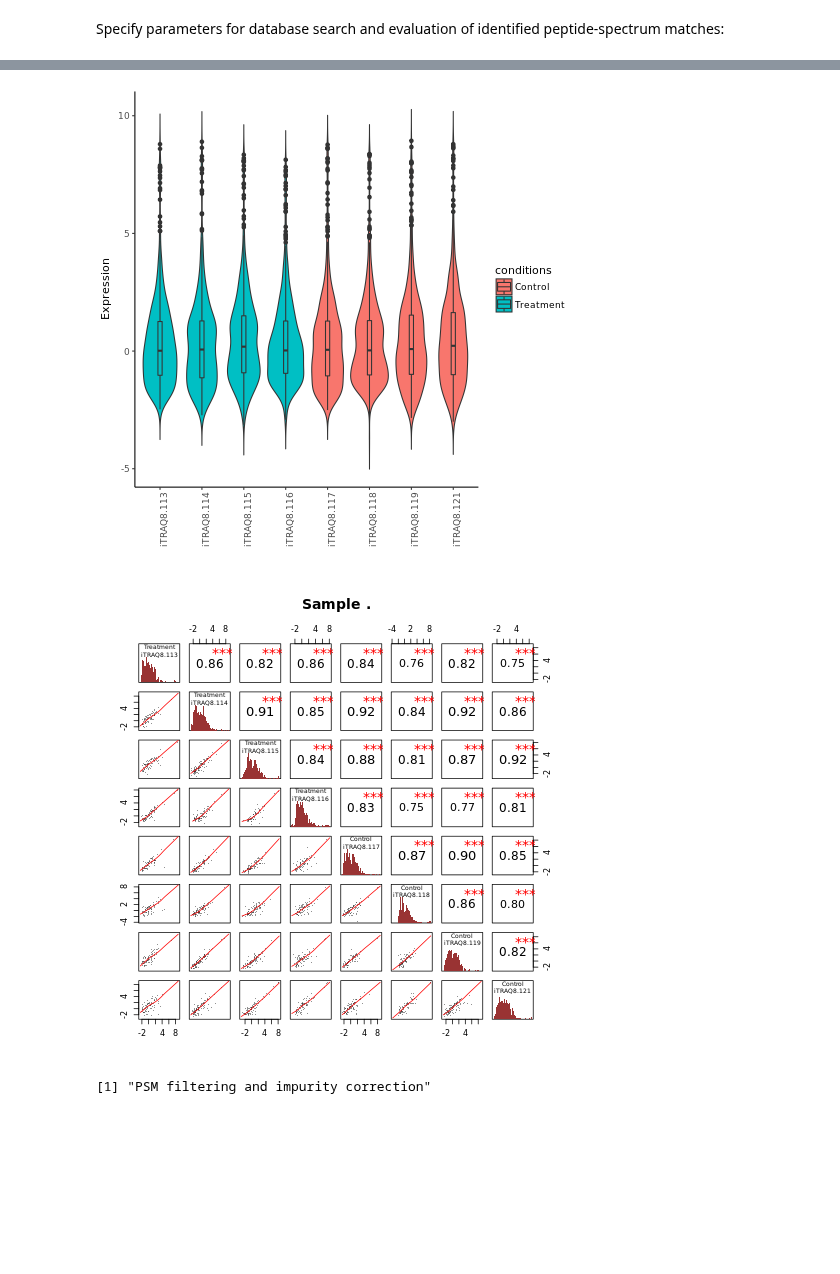
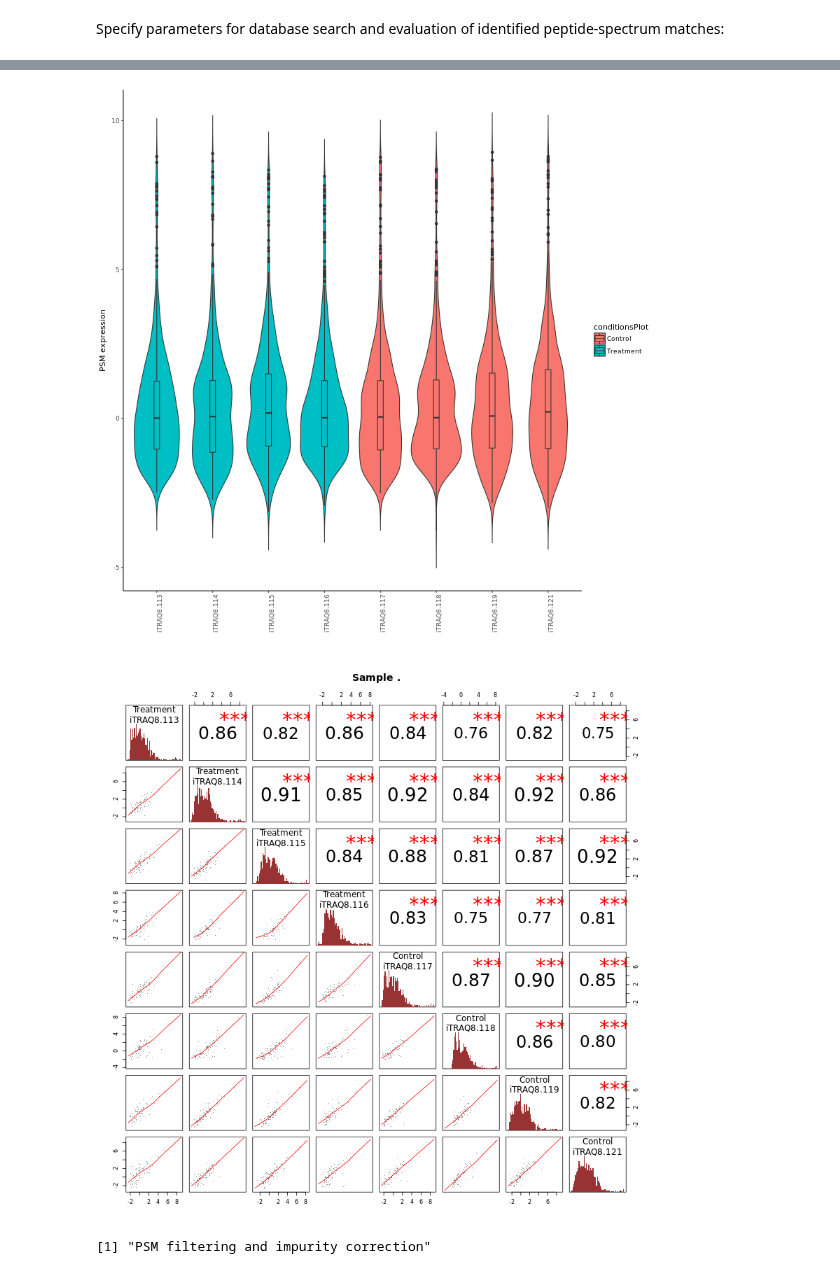
Before and after one commit to ProtProtocols/IsoProt, a Jupyter notebook: Example.ipynb, the cells around one changed output, grey strips where cells are left out. Drawn from its saved outputs; the diff is of its cells as text; code cells hidden in the pictures; blank space fills up the shorter version.

```diff
--- a/Example.ipynb
+++ b/Example.ipynb
@@ -875,5 +899,5 @@ Creating 'MSnSet' object
 # %%
-%%R
+%%R --width 800 --height 800
 
 
 library(plotly)
@@ -911,36 +935,35 @@ panel.hist <- function(x, hist.col="#993333", ...)
   y <- h$counts; y <- y/max(y)
     rect(breaks[-nB], 0, breaks[-1], y,col=hist.col,border=NA)
 }
 
-
 for (s in samples) {
     allqnt <- PSMDat[[s]]
 
     condNames <- ExpDesign[ExpDesign[,2] == unique(ExpDesign[,2])[which(s==samples)],1]
     conditions <- condNames
     condNames <- paste(condNames, sampleNames(allqnt), sep="\n")
     pData(allqnt)$sample_name <- paste(condNames, sampleNames(allqnt))
 pData(allqnt)$sample_group <- condNames
 
 
     #print(pData(allqnt))
 
     ## QC Plots
   #boxplot(exprs(allqnt), main =paste("Sample",s), labels =  condNames)
 
-       conditions <- rep(conditions, each=nrow(exprs(allqnt)))
-    p <- ggplot(melt(exprs(allqnt)), aes(x=X2, y=value, fill=conditions)) + geom_violin(trim=FALSE) +
+       conditionsPlot <- rep(conditions, each=nrow(exprs(allqnt)))
+    p <- ggplot(melt(exprs(allqnt)), aes(x=X2, y=value, fill=conditionsPlot)) + geom_violin(trim=FALSE) +
   geom_boxplot(width=0.1) + theme_classic() + theme(axis.text.x = element_text(angle = 90, hjust = 1)) +
     xlab("") + ylab("PSM expression")
 
 print(p)
 
   pairs(exprs(allqnt),lower.panel=panel.smooth, upper.panel=panel.cor, diag.panel=panel.hist, main = paste("Sample",s),
 cex=0.1,col="#33333388",pch=15, labels =  condNames)
 
   #print(fData(allqnt))
 }
 # %% [output]
-[figure, old version]
+[figure, new version]
-[figure, old version]
+[figure, new version]
 # %%
```
Also changed, not shown: parts of 8 cells of this notebook.
